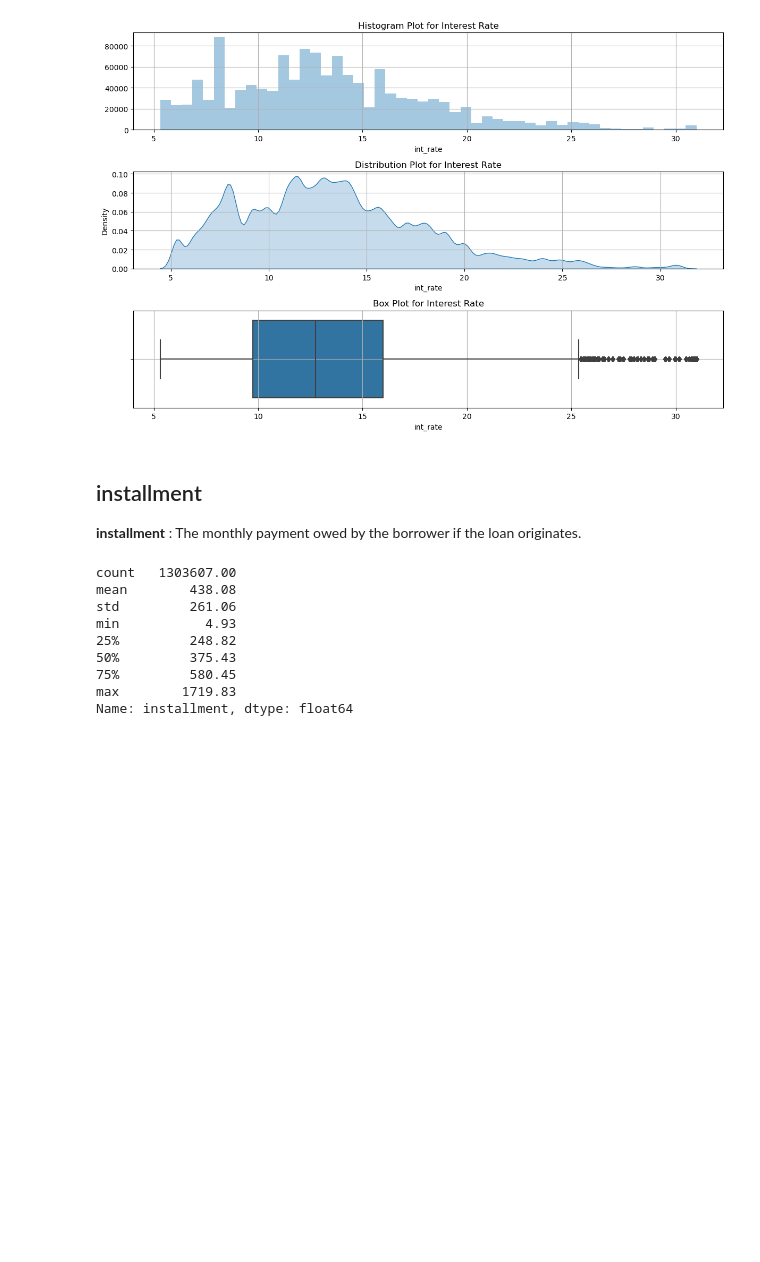
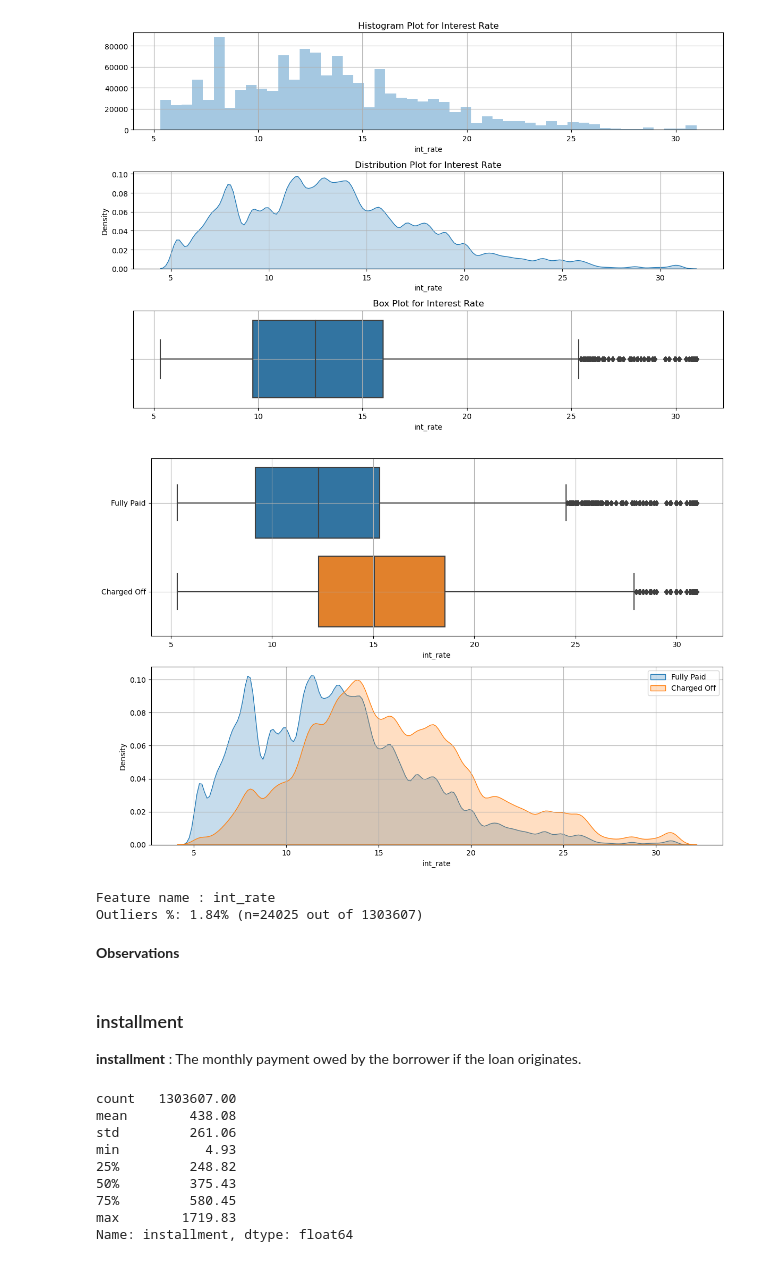
Before and after one commit to Singhal-Piyush/credit-risk-probability-default-model, a Jupyter notebook: 01_credit_risk_data_exploration.ipynb, the cells around one changed output. Cells and saved outputs as stored; diff of their text form; code cells hidden in the pictures; blank space fills up the shorter version.

```diff
--- a/01_credit_risk_data_exploration.ipynb
+++ b/01_credit_risk_data_exploration.ipynb
@@ -851,2 +817,11 @@ univariate_analysis_plot('int_rate', "Interest Rate",dataset = dataset_loan)
 # %% [output]
 [figure]
+# %%
+feature_target_relationship('int_rate', 'Interest Rate', dataset_loan)
+# %% [output]
+[figure, added]
+# %%
+outlier_percent_IQR_method('int_rate',dataset_loan, True)
+# %% [output]
+Feature name : int_rate
+Outliers %: 1.84% (n=24025 out of 1303607)
@@ -853,5 +831,7 @@ univariate_analysis_plot('int_rate', "Interest Rate",dataset = dataset_loan)
+# %% [markdown]
+**Observations**
 # %% [markdown]
-## installment
+### installment
 
 **installment** : The monthly payment owed by the borrower if the loan originates.
 # %%
```
Also changed, not shown: parts of 34 cells of this notebook, 1 other file.
